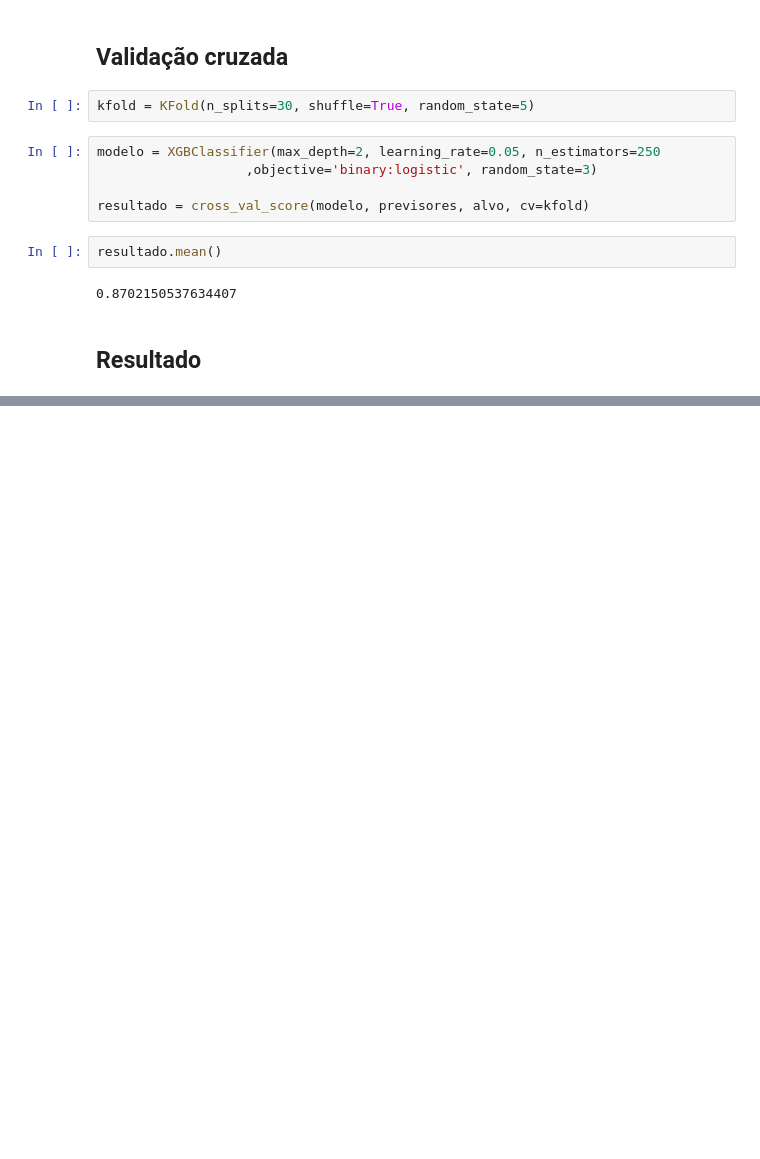
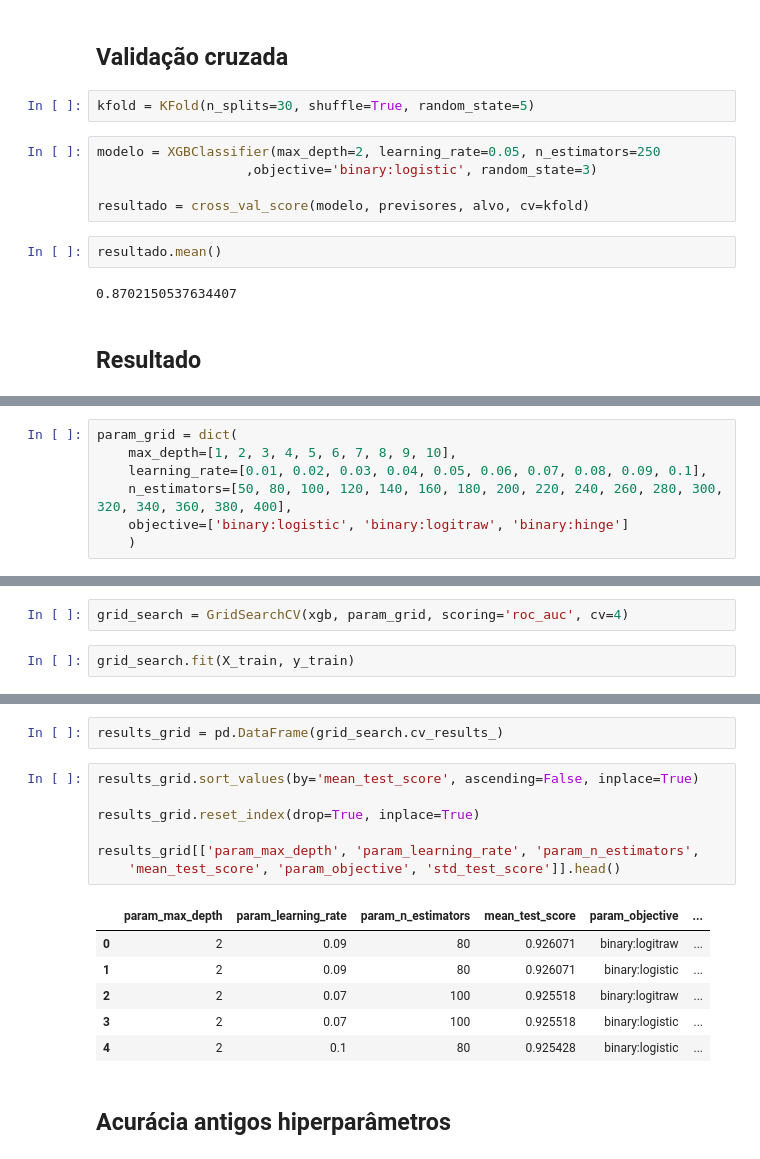
Before and after one commit to GomesVinicius/Curso-ML, a Jupyter notebook: PreProcessamento.ipynb, the cells around one changed output, grey strips where cells are left out. Saved outputs shown, nothing was run; the diff lists cells and outputs as text; blank space fills up the shorter version.

```diff
--- a/PreProcessamento.ipynb
+++ b/PreProcessamento.ipynb
@@ -823,0 +1065,7 @@ resultado.mean()
+# %%
+param_grid = dict(
+    max_depth=[1, 2, 3, 4, 5, 6, 7, 8, 9, 10],
+    learning_rate=[0.01, 0.02, 0.03, 0.04, 0.05, 0.06, 0.07, 0.08, 0.09, 0.1],
+    n_estimators=[50, 80, 100, 120, 140, 160, 180, 200, 220, 240, 260, 280, 300, 320, 340, 360, 380, 400],
+    objective=['binary:logistic', 'binary:logitraw', 'binary:hinge']
+    )
@@ -823,0 +1076,4 @@ resultado.mean()
+# %%
+grid_search = GridSearchCV(xgb, param_grid, scoring='roc_auc', cv=4)
+# %%
+grid_search.fit(X_train, y_train)
@@ -823,0 +1107,18 @@ resultado.mean()
+# %%
+results_grid = pd.DataFrame(grid_search.cv_results_)
+# %%
+results_grid.sort_values(by='mean_test_score', ascending=False, inplace=True)
+
+results_grid.reset_index(drop=True, inplace=True)
+
+results_grid[['param_max_depth', 'param_learning_rate', 'param_n_estimators',
+    'mean_test_score', 'param_objective', 'std_test_score']].head()
+# %% [output]
+|  | param_max_depth | param_learning_rate | param_n_estimators | mean_test_score | param_objective | ... |
+| 0 | 2 | 0.09 | 80 | 0.926071 | binary:logitraw | ... |
+| 1 | 2 | 0.09 | 80 | 0.926071 | binary:logistic | ... |
+| 2 | 2 | 0.07 | 100 | 0.925518 | binary:logitraw | ... |
+| 3 | 2 | 0.07 | 100 | 0.925518 | binary:logistic | ... |
+| 4 | 2 | 0.1 | 80 | 0.925428 | binary:logistic | ... |
+# %% [markdown]
+## Acurácia antigos hiperparâmetros
```
Also changed, not shown: parts of 64 cells of this notebook.
